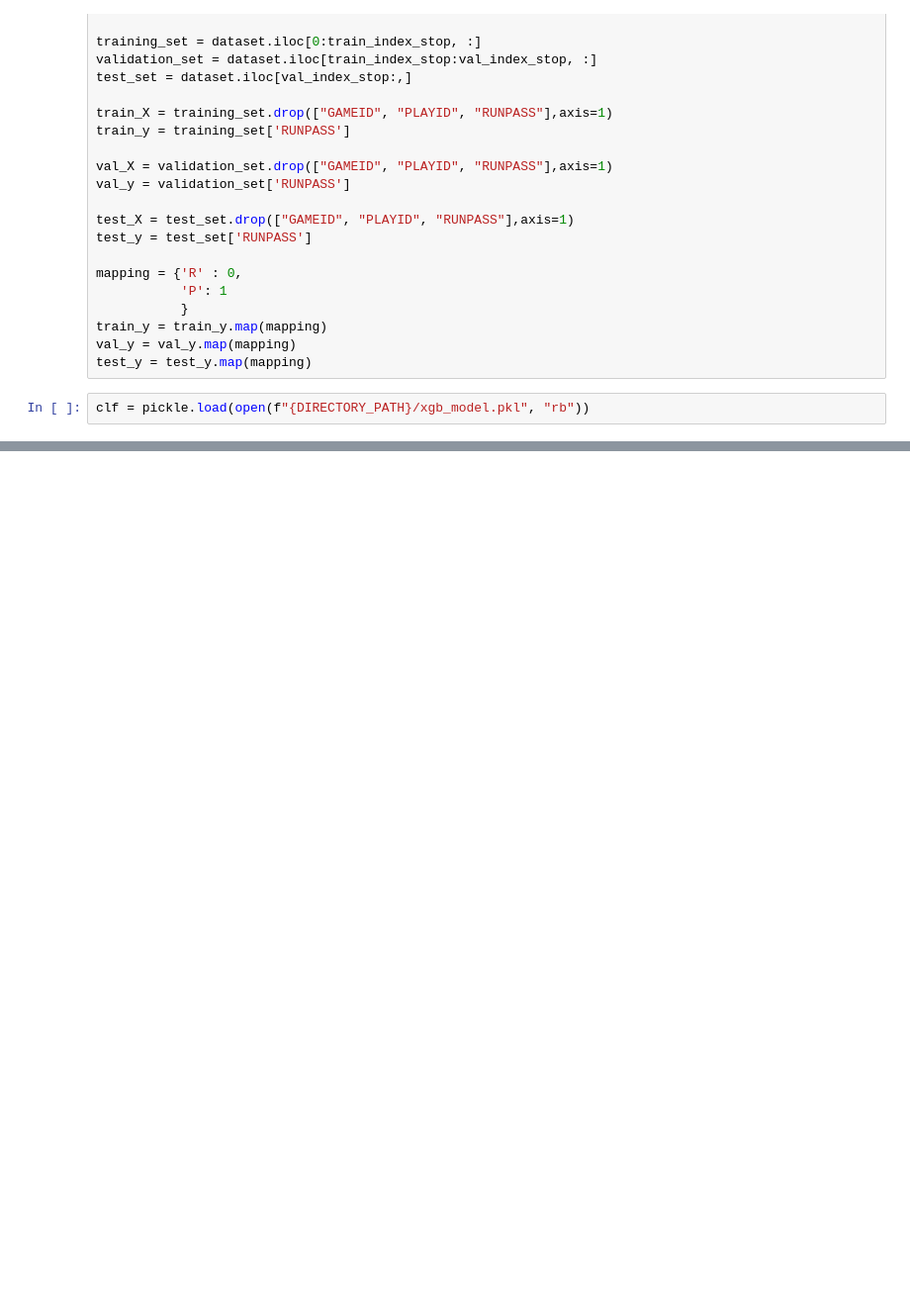
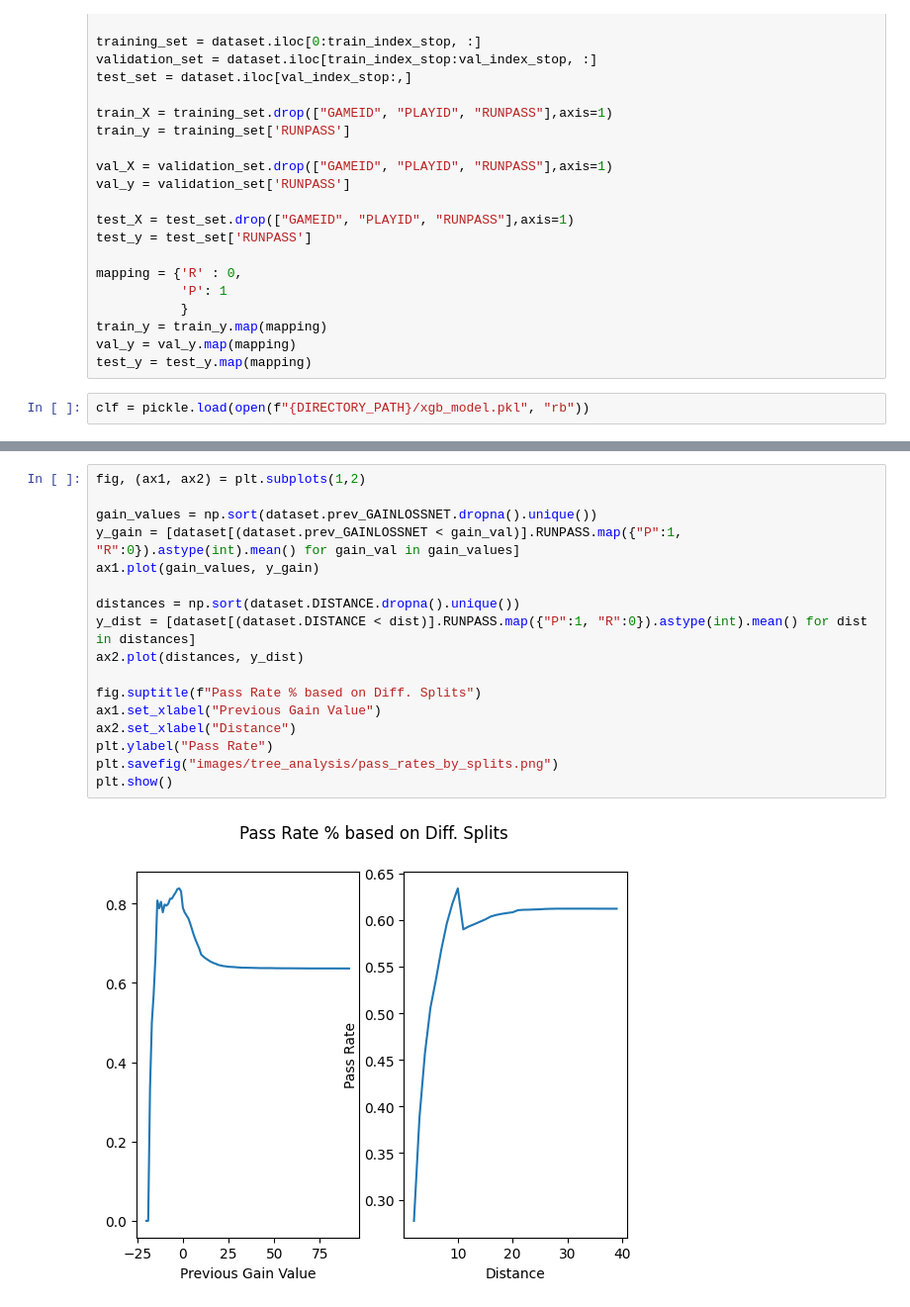
Before and after one commit to scottmaran/run_pass_prediction, a Jupyter notebook: view_model_outputs.ipynb, the cells around one changed output, grey strips where cells are left out. Shown: that part at 99% size. Drawn from its saved outputs; the diff is of its cells as text; blank space fills up the shorter version.

Commit message:
add to report analyzing tree graph

```diff
--- a/view_model_outputs.ipynb
+++ b/view_model_outputs.ipynb
@@ -43,0 +92,19 @@ clf = pickle.load(open(f"{DIRECTORY_PATH}/xgb_model.pkl", "rb"))
+# %%
+fig, (ax1, ax2) = plt.subplots(1,2)
+
+gain_values = np.sort(dataset.prev_GAINLOSSNET.dropna().unique())
+y_gain = [dataset[(dataset.prev_GAINLOSSNET < gain_val)].RUNPASS.map({"P":1, "R":0}).astype(int).mean() for gain_val in gain_values]
+ax1.plot(gain_values, y_gain)
+
+distances = np.sort(dataset.DISTANCE.dropna().unique())
+y_dist = [dataset[(dataset.DISTANCE < dist)].RUNPASS.map({"P":1, "R":0}).astype(int).mean() for dist in distances]
+ax2.plot(distances, y_dist)
+
+fig.suptitle(f"Pass Rate % based on Diff. Splits")
+ax1.set_xlabel("Previous Gain Value")
+ax2.set_xlabel("Distance")
+plt.ylabel("Pass Rate")
+plt.savefig("images/tree_analysis/pass_rates_by_splits.png")
+plt.show()
+# %% [output]
+[figure, added]
```
Also changed, not shown: parts of 14 cells of this notebook, 15 other files.
